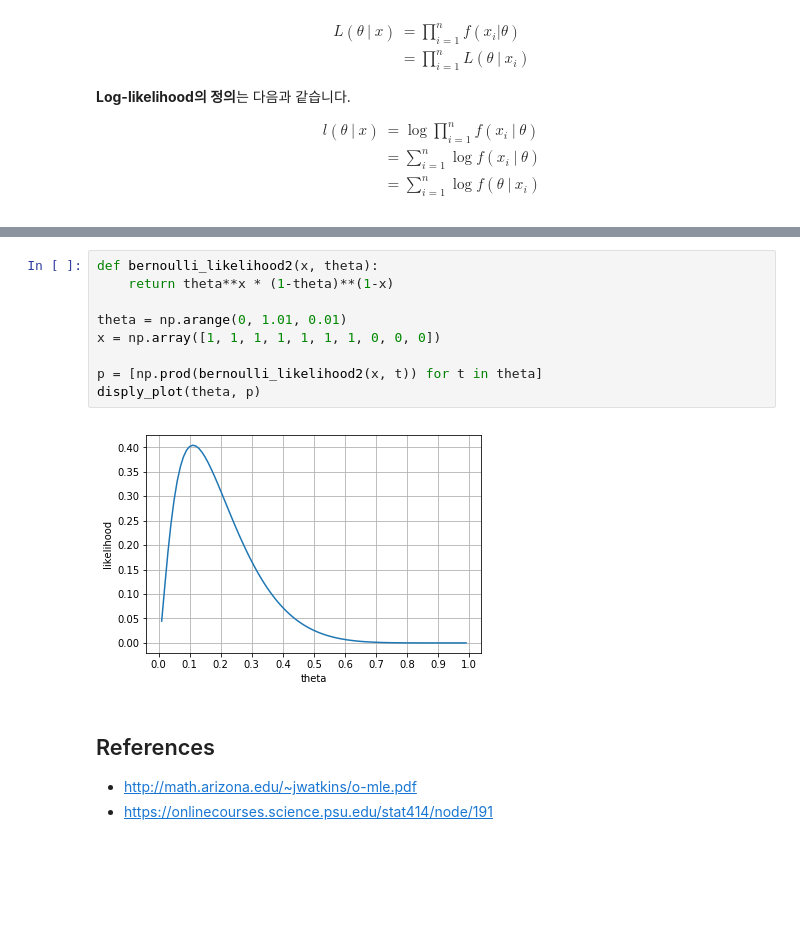
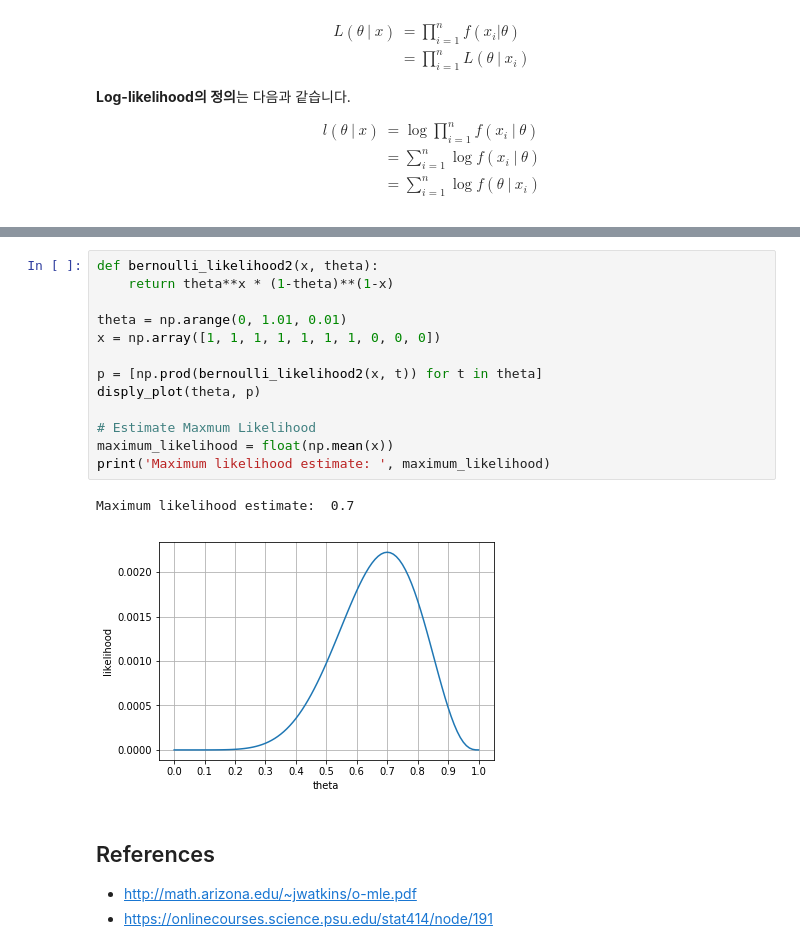
Before and after one commit to AndersonJo/gaussian-process, a Jupyter notebook: 02_maximum_likelihood.ipynb, the cells around one changed output, grey strips where cells are left out. Cells and saved outputs as stored; diff of their text form; blank space fills up the shorter version.

Commit message:
Complete Maximum likelihood

```diff
--- a/02_maximum_likelihood.ipynb
+++ b/02_maximum_likelihood.ipynb
@@ -181,14 +203,19 @@ Likelihood를 알아냈으면 **maximum likelihood**를 partial derivative로
 # %%
 def bernoulli_likelihood2(x, theta):
     return theta**x * (1-theta)**(1-x)
 
 theta = np.arange(0, 1.01, 0.01)
 x = np.array([1, 1, 1, 1, 1, 1, 1, 0, 0, 0])
 
 p = [np.prod(bernoulli_likelihood2(x, t)) for t in theta]
 disply_plot(theta, p)
+
+# Estimate Maxmum Likelihood
+maximum_likelihood = float(np.mean(x))
+print('Maximum likelihood estimate: ', maximum_likelihood)
 # %% [output]
+Maximum likelihood estimate:  0.7
-[figure, old version]
+[figure, new version]
 # %% [markdown]
 ## References
 
```
Also changed, not shown: parts of 3 cells of this notebook.
